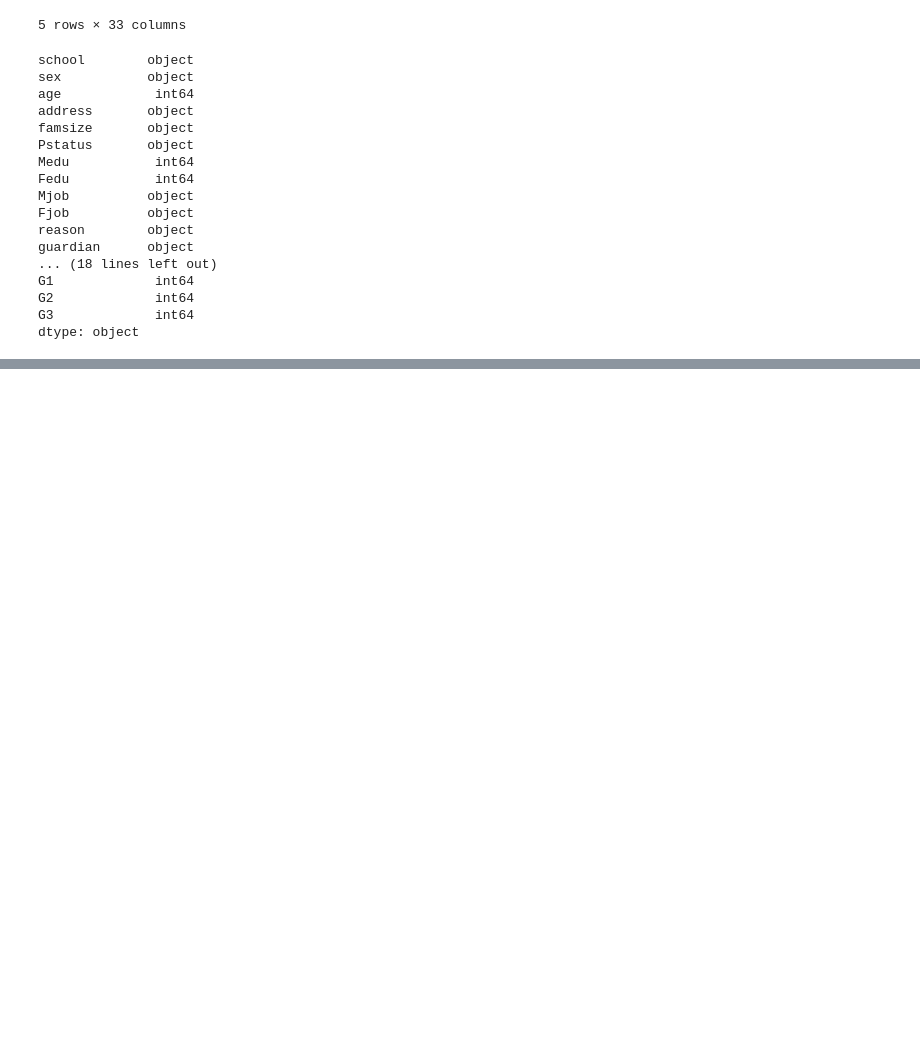
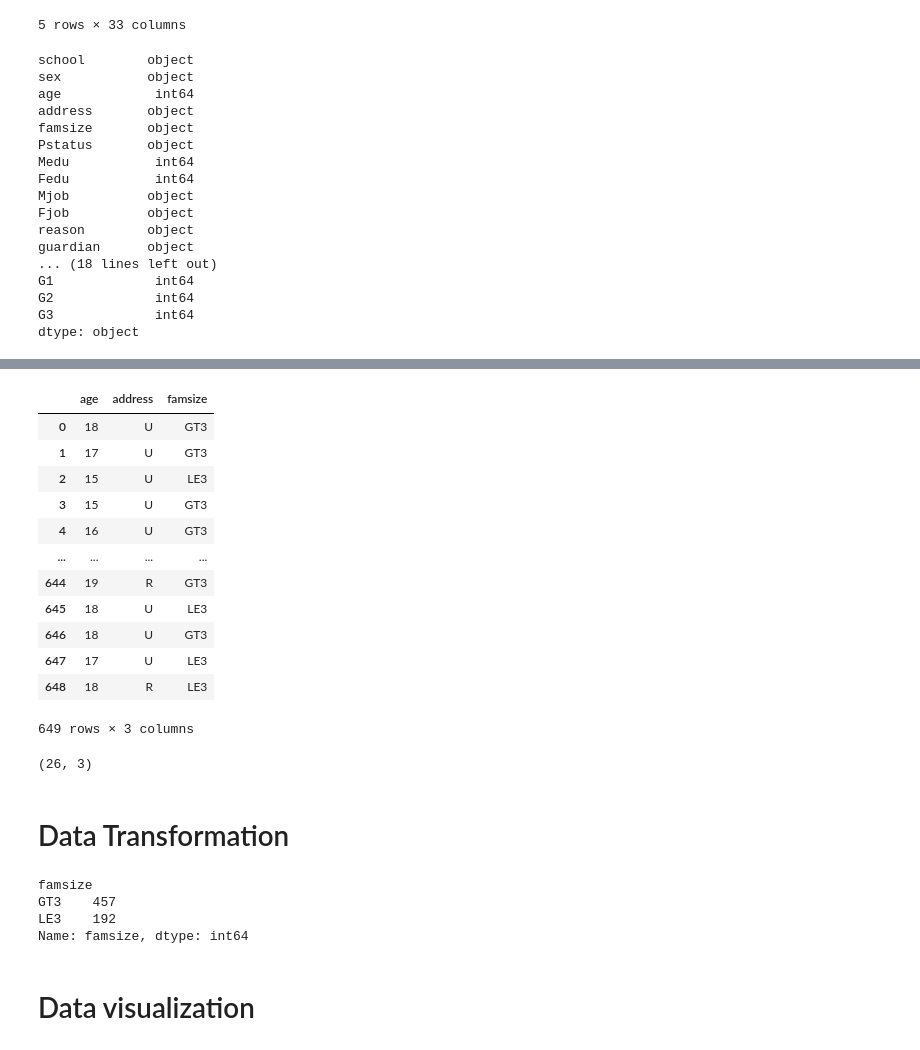
Before and after one commit to secarvallo/PANDAS, a Jupyter notebook: Activity1.01/01_Activity.ipynb, the cells around one changed output, grey strips where cells are left out. Cells and saved outputs as stored; diff of their text form; code cells hidden in the pictures; blank space fills up the shorter version.

```diff
--- a/Activity1.01/01_Activity.ipynb
+++ b/Activity1.01/01_Activity.ipynb
@@ -122,7 +122,7 @@ df1
 # Working with local files
 # %%
 # EL prim,er paso es importar la data es para definir la ruta para el CSV, el segundo parametro es el delimitador, especifica como las diferentes columnas de data son separado dentro de el archivo.
-studentData = pd.read_csv('../Activity1.01/student/student-por.csv', delimiter=';')
+studentData = pd.read_csv('../Activity1.01/student/student-por.csv', sep=';')
 # %%
 studentData.head(5)
 # %% [output]
@@ -174,0 +219,36 @@ dtype: object
+# %%
+# Extraer multiples columnas desde el DataFrame
+studentSubset1 = studentData[['age', 'address','famsize']]
+studentSubset1
+# %% [output]
+|  | age | address | famsize |
+| 0 | 18 | U | GT3 |
+| 1 | 17 | U | GT3 |
+| 2 | 15 | U | LE3 |
+| 3 | 15 | U | GT3 |
+| 4 | 16 | U | GT3 |
+| ... | ... | ... | ... |
+| 644 | 19 | R | GT3 |
+| 645 | 18 | U | LE3 |
+| 646 | 18 | U | GT3 |
+| 647 | 17 | U | LE3 |
+| 648 | 18 | R | LE3 |
+649 rows × 3 columns
+# %%
+# Las multiples columnas han sido extraidas dentro en un nuevo DataFrame.
+studentSubset2 = studentData.loc[:25,['age','address','famsize']]
+studentSubset2.shape
+# %% [output]
+(26, 3)
+# %% [markdown]
+# Data Transformation
+# %%
+# EL DataSet agrupado por la variable famsize usando la funcion groupby. despues de esto, se utiliza la funcion de agregacion count para contar el numero de registros bajo cada categoria famsize.
+studentData.groupby(['famsize'])['famsize'].agg('count')
+# %% [output]
+famsize
+GT3    457
+LE3    192
+Name: famsize, dtype: int64
+# %% [markdown]
+# Data visualization
```
Also changed, not shown: parts of 13 cells of this notebook.
